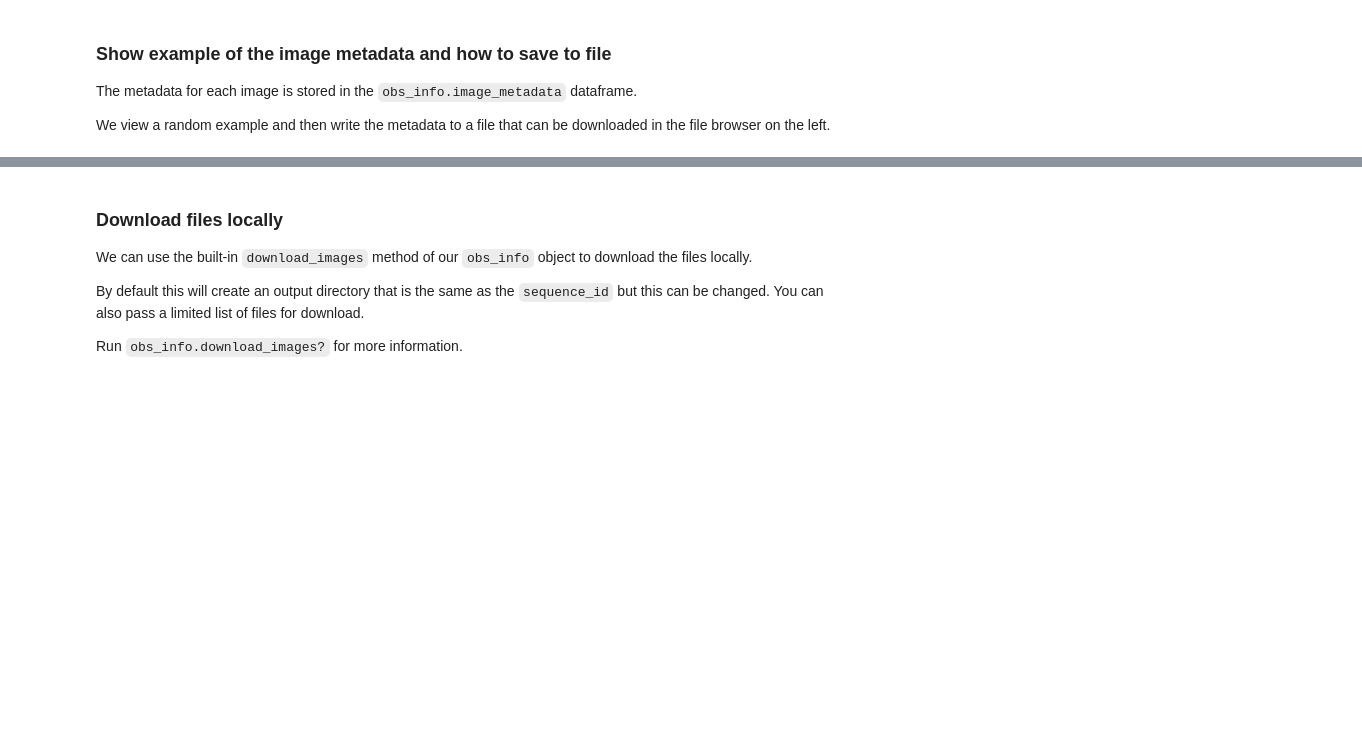
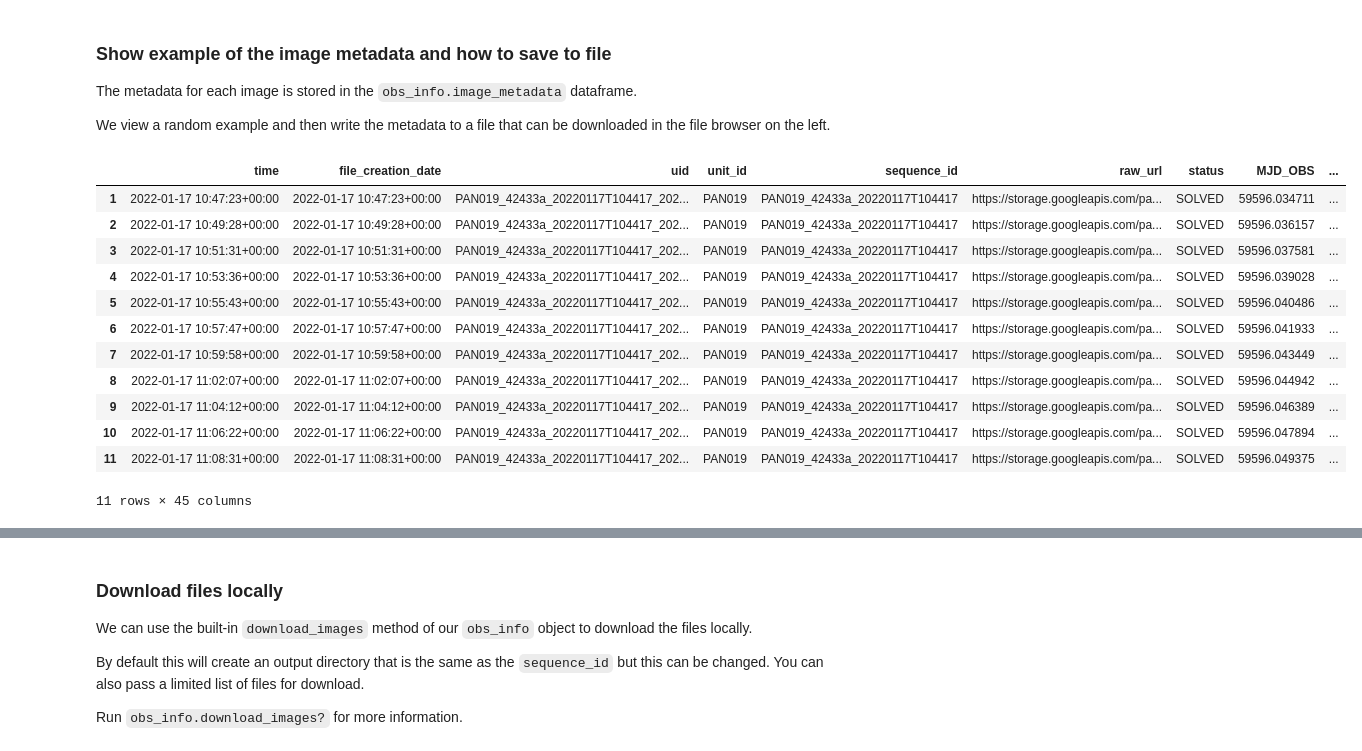
Before and after one commit to panoptes/panoptes-data, a Jupyter notebook: notebooks/SearchObservations.ipynb, the cells around one changed output, grey strips where cells are left out. Cells and saved outputs as stored; diff of their text form; code cells hidden in the pictures; blank space fills up the shorter version.

```diff
--- a/notebooks/SearchObservations.ipynb
+++ b/notebooks/SearchObservations.ipynb
@@ -128,6 +139,22 @@ Name: 830, dtype: object
 The metadata for each image is stored in the `obs_info.image_metadata` dataframe.
 
 We view a random example and then write the metadata to a file that can be downloaded in the file browser on the left.
+# %%
+obs_info.image_metadata
+# %% [output]
+|  | time | file_creation_date | uid | unit_id | sequence_id | raw_url | status | MJD_OBS | ... |
+| 1 | 2022-01-17 10:47:23+00:00 | 2022-01-17 10:47:23+00:00 | PAN019_42433a_20220117T104417_202... | PAN019 | PAN019_42433a_20220117T104417 | https://storage.googleapis.com/pa... | SOLVED | 59596.034711 | ... |
+| 2 | 2022-01-17 10:49:28+00:00 | 2022-01-17 10:49:28+00:00 | PAN019_42433a_20220117T104417_202... | PAN019 | PAN019_42433a_20220117T104417 | https://storage.googleapis.com/pa... | SOLVED | 59596.036157 | ... |
+| 3 | 2022-01-17 10:51:31+00:00 | 2022-01-17 10:51:31+00:00 | PAN019_42433a_20220117T104417_202... | PAN019 | PAN019_42433a_20220117T104417 | https://storage.googleapis.com/pa... | SOLVED | 59596.037581 | ... |
+| 4 | 2022-01-17 10:53:36+00:00 | 2022-01-17 10:53:36+00:00 | PAN019_42433a_20220117T104417_202... | PAN019 | PAN019_42433a_20220117T104417 | https://storage.googleapis.com/pa... | SOLVED | 59596.039028 | ... |
+| 5 | 2022-01-17 10:55:43+00:00 | 2022-01-17 10:55:43+00:00 | PAN019_42433a_20220117T104417_202... | PAN019 | PAN019_42433a_20220117T104417 | https://storage.googleapis.com/pa... | SOLVED | 59596.040486 | ... |
+| 6 | 2022-01-17 10:57:47+00:00 | 2022-01-17 10:57:47+00:00 | PAN019_42433a_20220117T104417_202... | PAN019 | PAN019_42433a_20220117T104417 | https://storage.googleapis.com/pa... | SOLVED | 59596.041933 | ... |
+| 7 | 2022-01-17 10:59:58+00:00 | 2022-01-17 10:59:58+00:00 | PAN019_42433a_20220117T104417_202... | PAN019 | PAN019_42433a_20220117T104417 | https://storage.googleapis.com/pa... | SOLVED | 59596.043449 | ... |
+| 8 | 2022-01-17 11:02:07+00:00 | 2022-01-17 11:02:07+00:00 | PAN019_42433a_20220117T104417_202... | PAN019 | PAN019_42433a_20220117T104417 | https://storage.googleapis.com/pa... | SOLVED | 59596.044942 | ... |
+| 9 | 2022-01-17 11:04:12+00:00 | 2022-01-17 11:04:12+00:00 | PAN019_42433a_20220117T104417_202... | PAN019 | PAN019_42433a_20220117T104417 | https://storage.googleapis.com/pa... | SOLVED | 59596.046389 | ... |
+| 10 | 2022-01-17 11:06:22+00:00 | 2022-01-17 11:06:22+00:00 | PAN019_42433a_20220117T104417_202... | PAN019 | PAN019_42433a_20220117T104417 | https://storage.googleapis.com/pa... | SOLVED | 59596.047894 | ... |
+| 11 | 2022-01-17 11:08:31+00:00 | 2022-01-17 11:08:31+00:00 | PAN019_42433a_20220117T104417_202... | PAN019 | PAN019_42433a_20220117T104417 | https://storage.googleapis.com/pa... | SOLVED | 59596.049375 | ... |
+11 rows × 45 columns
 # %%
 # Randomly sample one image from the dataframe then transpose it so it's easier to read.
 obs_info.image_metadata.sample(1).T
```
Also changed, not shown: parts of 11 cells of this notebook, 1 other file.
